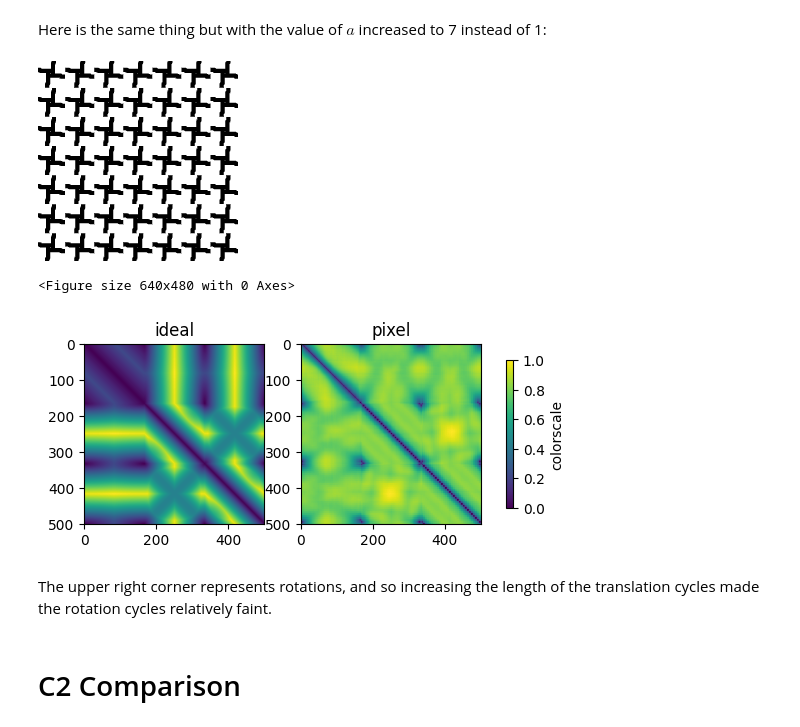
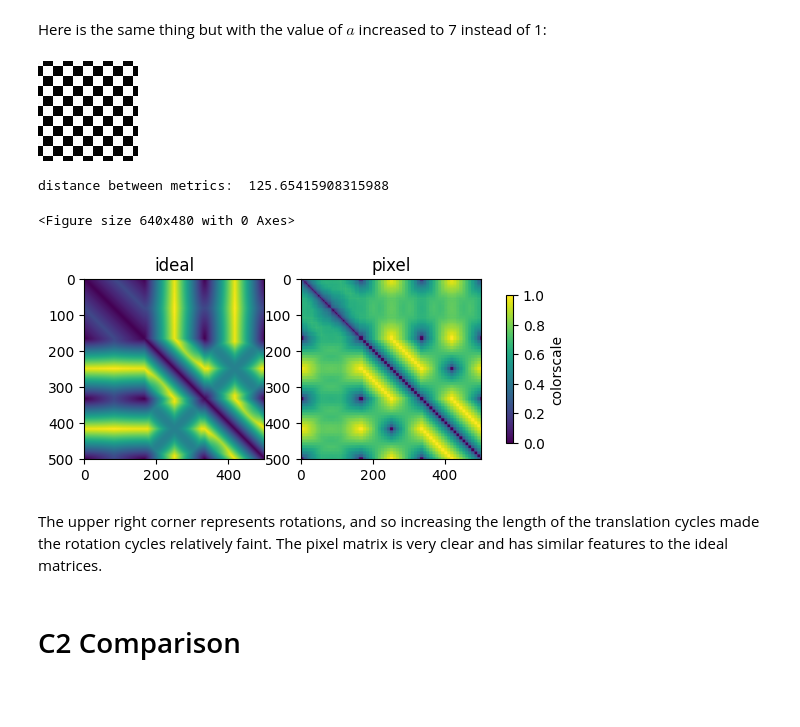
Before and after one commit to kyleormsby/persistent-symmetry, a Jupyter notebook: public/compare_idealized_distance_matrix.ipynb, the cells around one changed output. Saved outputs shown, nothing was run; the diff lists cells and outputs as text; code cells hidden in the pictures; blank space fills up the shorter version.

```diff
--- a/public/compare_idealized_distance_matrix.ipynb
+++ b/public/compare_idealized_distance_matrix.ipynb
@@ -392,29 +392,31 @@ There are some similar features between the two matrices and the cycles are fain
 Here is the same thing but with the value of $a$ increased to 7 instead of 1:
 # %%
 # Grab image from files
-img = Image.open('images/C4pinwheel.png')
+img = Image.open('images/smallcheck.jpeg')
 img = img.convert('L')
-img = translation_snapshot(img, 200, (6.116, 13.828))
+img = translation_snapshot(img, 100, (5.349, -4.967))
 display(img)
 
 # lens size, how much to stretch fund domain by
-fund_domain = 30
+fund_domain = 20
 a = 7
 n_isoms = 500
 c4_isoms_pixels = get_pixel_isom(generate_C4_isoms(n_isoms,a), img, fund_domain, a)
 
 D_ideal = pairwise_distances(generate_C4_isoms(n_isoms,a), metric = C4_wrapper(a))
 D_pixel = pairwise_distances(c4_isoms_pixels)
 D_ideal = normalize(D_ideal)
 D_pixel = normalize(D_pixel)
 
+print("distance between metrics: ", dist(D_ideal.reshape(-1),D_pixel.reshape(-1)))
 create_plt(D_ideal, D_pixel)
 # %% [output]
-[figure, old version]
+[figure, new version]
-<Figure size 640x480 with 0 Axes>
+distance between metrics:  125.65415908315988
+<Figure size 640x480 with 0 Axes>
-[figure, old version]
+[figure, new version]
 # %% [markdown]
-The upper right corner represents rotations, and so increasing the length of the translation cycles made the rotation cycles relatively faint.
+The upper right corner represents rotations, and so increasing the length of the translation cycles made the rotation cycles relatively faint. The pixel matrix is very clear and has similar features to the ideal matrices.
 # %% [markdown]
 # C2 Comparison
 # %%
```
Also changed, not shown: parts of 1 cell of this notebook.
